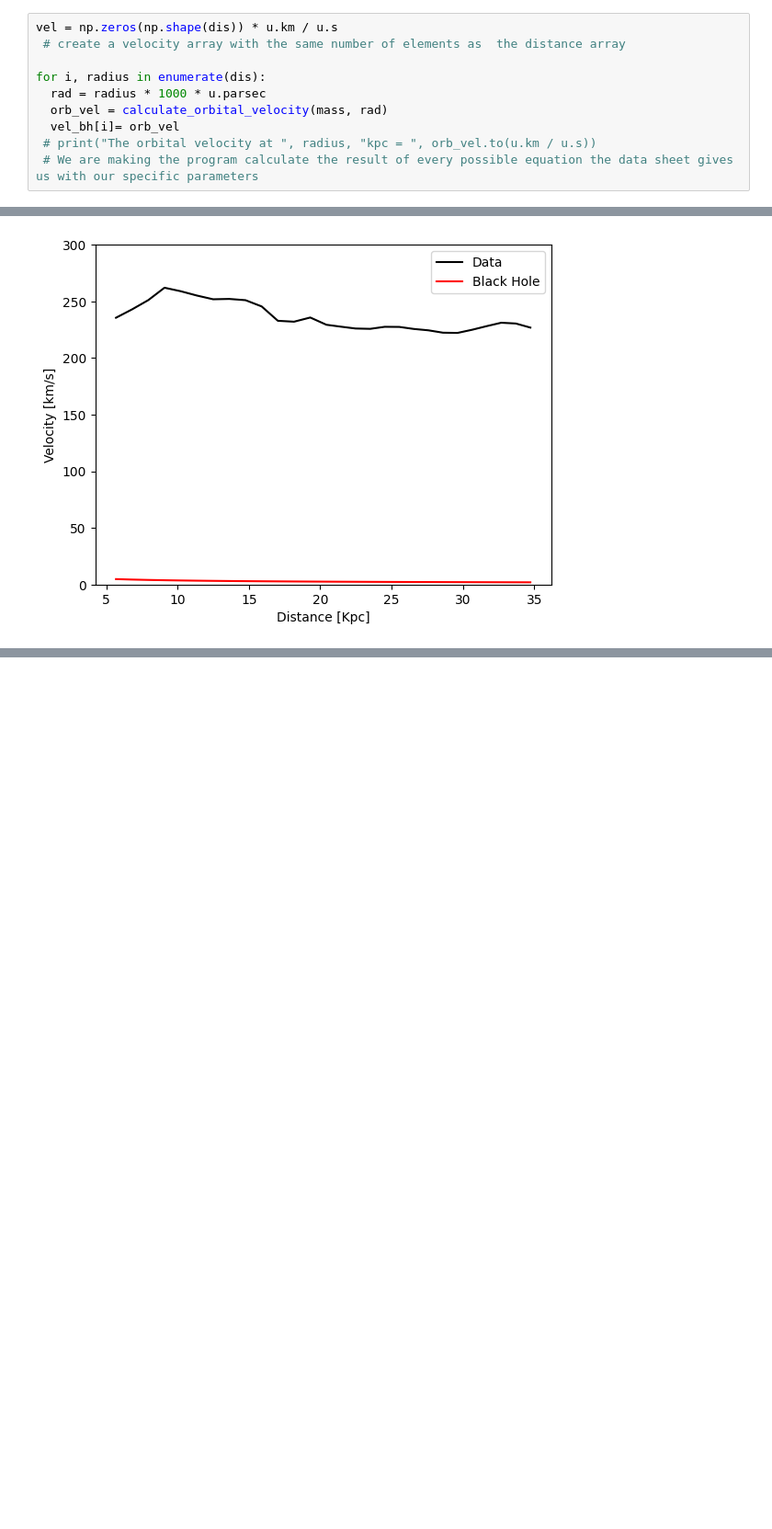
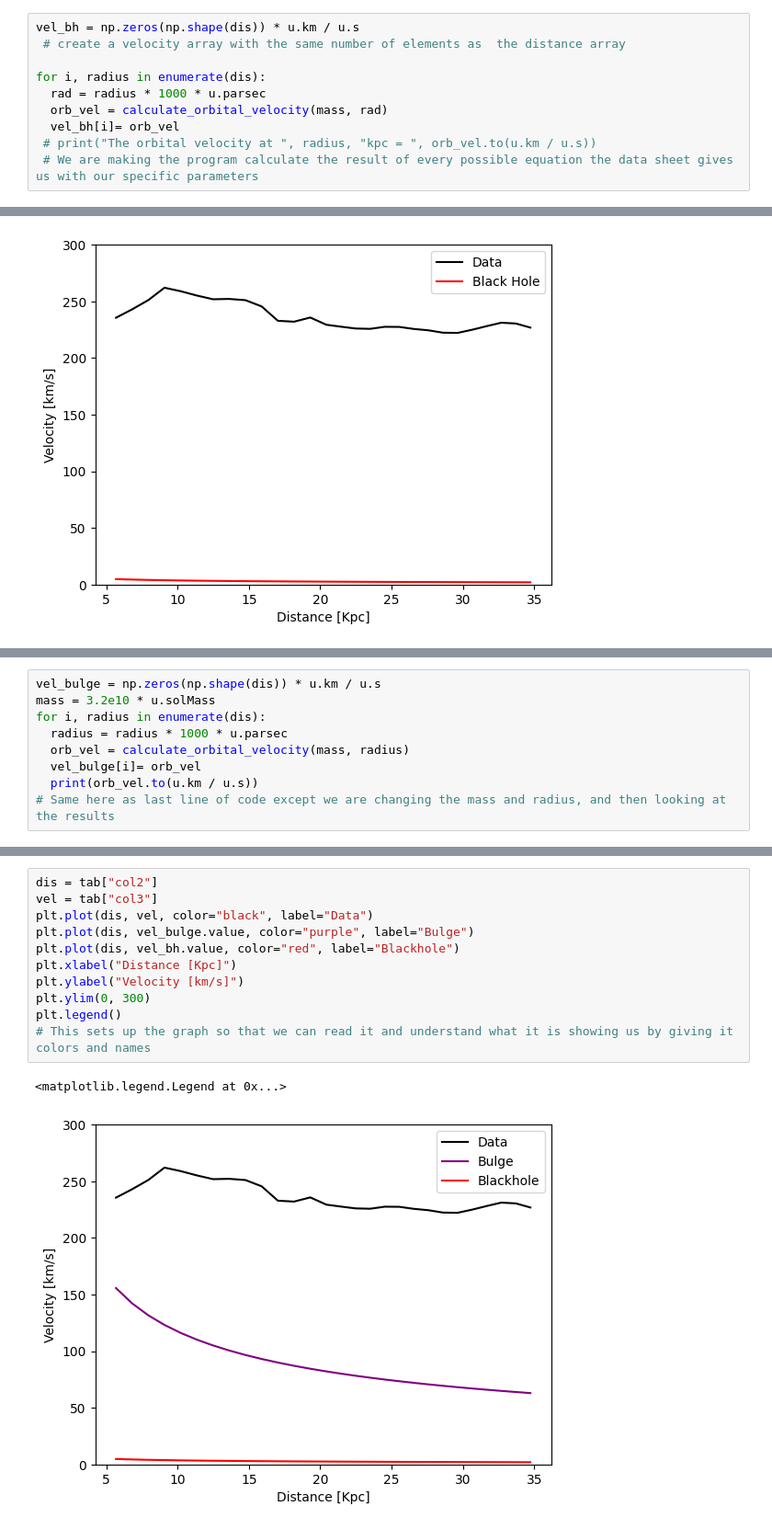
Before and after one commit to luckeydoo6/Dark-Matter, a Jupyter notebook: class_demo_orbital_velocity.ipynb, the cells around one changed output, grey strips where cells are left out. Shown at 92% size. Saved outputs shown, nothing was run; the diff lists cells and outputs as text; blank space fills up the shorter version.

```diff
--- a/class_demo_orbital_velocity.ipynb
+++ b/class_demo_orbital_velocity.ipynb
@@ -77,7 +77,7 @@ print(orb_vel.to(u.km / u.s))
 # %% [output]
 4.766142291386287 km / s
 # %%
-vel = np.zeros(np.shape(dis)) * u.km / u.s
+vel_bh = np.zeros(np.shape(dis)) * u.km / u.s
  # create a velocity array with the same number of elements as  the distance array
 
 for i, radius in enumerate(dis):
@@ -106,0 +123,9 @@ $[4.7661423,~4.352789,~4.0286321,~3.7696259,~3.5531679,~3.3716559,~3.2141042,~3.
+# %%
+vel_bulge = np.zeros(np.shape(dis)) * u.km / u.s
+mass = 3.2e10 * u.solMass
+for i, radius in enumerate(dis):
+  radius = radius * 1000 * u.parsec
+  orb_vel = calculate_orbital_velocity(mass, radius)
+  vel_bulge[i]= orb_vel
+  print(orb_vel.to(u.km / u.s))
+# Same here as last line of code except we are changing the mass and radius, and then looking at the results
@@ -106,0 +150,14 @@ $[4.7661423,~4.352789,~4.0286321,~3.7696259,~3.5531679,~3.3716559,~3.2141042,~3.
+# %%
+dis = tab["col2"]
+vel = tab["col3"]
+plt.plot(dis, vel, color="black", label="Data")
+plt.plot(dis, vel_bulge.value, color="purple", label="Bulge")
+plt.plot(dis, vel_bh.value, color="red", label="Blackhole")
+plt.xlabel("Distance [Kpc]")
+plt.ylabel("Velocity [km/s]")
+plt.ylim(0, 300)
+plt.legend()
+# This sets up the graph so that we can read it and understand what it is showing us by giving it colors and names
+# %% [output]
+<matplotlib.legend.Legend at 0x...>
+[figure, added]
```
Also changed, not shown: parts of 8 cells of this notebook.
